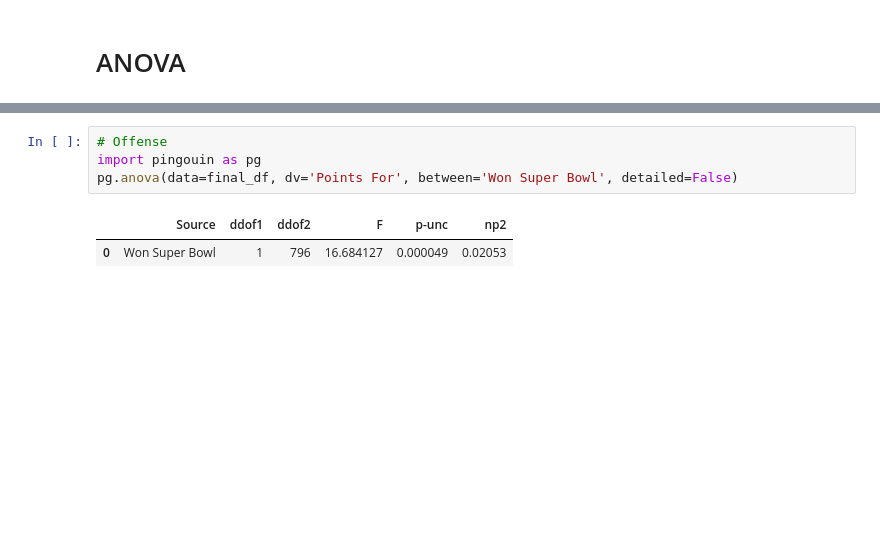
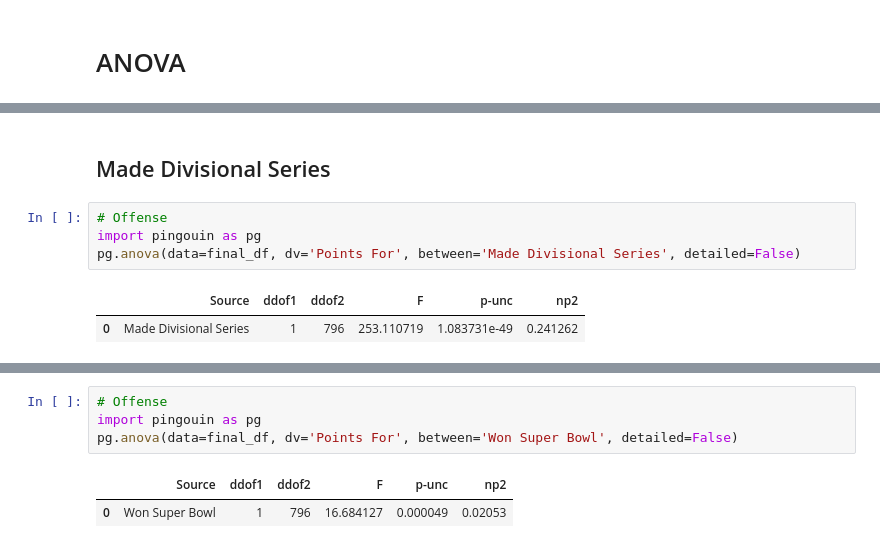
Before and after one commit to PuzzleShuffler/NFL, a Jupyter notebook: NFL.ipynb, the cells around one changed output, grey strips where cells are left out. Drawn from its saved outputs; the diff is of its cells as text; blank space fills up the shorter version.

```diff
--- a/NFL.ipynb
+++ b/NFL.ipynb
@@ -310,0 +319,9 @@ len(top5_defense)
+# %% [markdown]
+## Made Divisional Series
+# %%
+# Offense
+import pingouin as pg
+pg.anova(data=final_df, dv='Points For', between='Made Divisional Series', detailed=False)
+# %% [output]
+|  | Source | ddof1 | ddof2 | F | p-unc | np2 |
+| 0 | Made Divisional Series | 1 | 796 | 253.110719 | 1.083731e-49 | 0.241262 |
```
Also changed, not shown: parts of 15 cells of this notebook, 2 other files.
